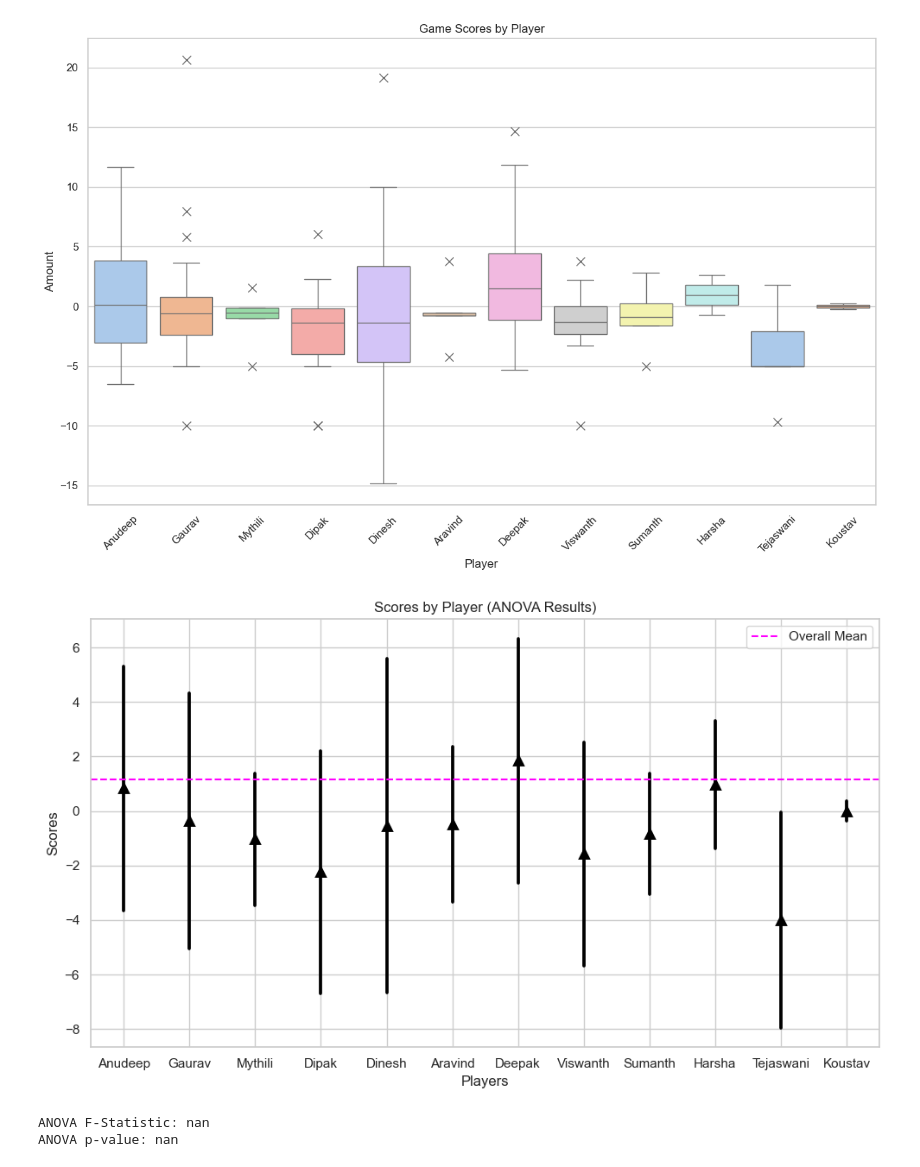
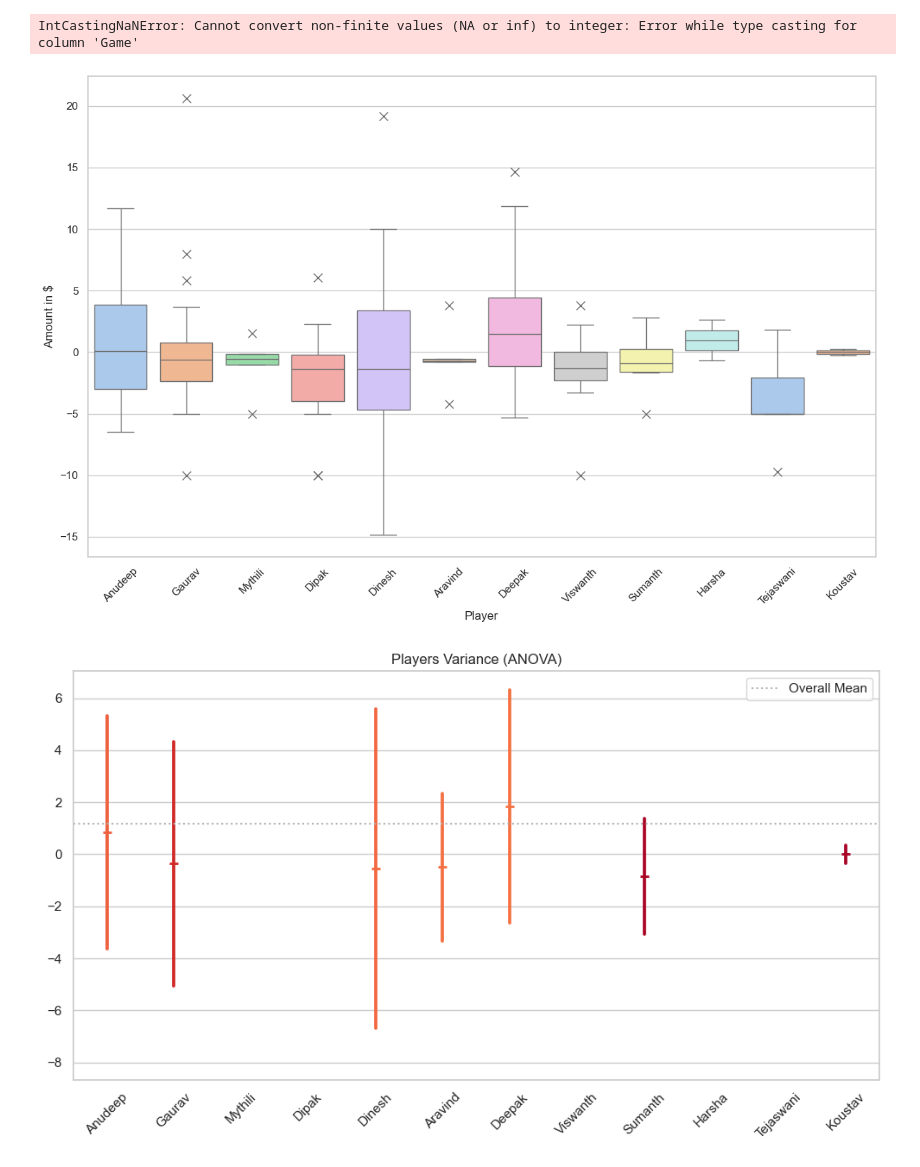
Before and after one commit to gvattiku/poker_app, a Jupyter notebook: notebooks/split_analysis.ipynb, the cells around one changed output. Saved outputs shown, nothing was run; the diff lists cells and outputs as text; code cells hidden in the pictures.

Commit message:
File Cleanup

```diff
--- a/notebooks/split_analysis.ipynb
+++ b/notebooks/split_analysis.ipynb
@@ -8,6 +10,6 @@ path = r'/Users/gauravvattikuti/Documents/VSCode/poker_app/data/poker-10427_2024
 # %%
-cols = ['Game', 'Anudeep', 'Gaurav', 'Mythili', 'Dipak', 'Dinesh', 'Aravind', 'Deepak', 'Viswanth', 'Sumanth', 'Harsha', 'Tejaswani', 'Koustav']
+# cols = ['Game', 'Anudeep', 'Gaurav', 'Mythili', 'Dipak', 'Dinesh', 'Aravind', 'Deepak', 'Viswanth', 'Sumanth', 'Harsha', 'Tejaswani', 'Koustav']
 
-df = pd.read_csv(path, header = 0, names = cols)
+df_raw = pd.read_csv(path, header = 0) #, names = cols)
 
-df.replace(0, np.nan, inplace = True)
+df_raw.replace(0, np.nan, inplace = True)
@@ -14,3 +30,8 @@ df.replace(0, np.nan, inplace = True)
+# %%
+df_clean = pd.DataFrame(df, columns=schema.keys()).astype(schema)
+df_clean
+# %% [output]
+IntCastingNaNError: Cannot convert non-finite values (NA or inf) to integer: Error while type casting for column 'Game'
 # %%
 df_long = df.melt(id_vars=['Game'], var_name='Player', value_name='Amount')
 
@@ -20,36 +41,44 @@ sns.boxplot(data=df_long, x='Player', y='Amount', hue = 'Player', palette='paste
 sns.set_style("whitegrid")
 
 plt.xticks(rotation=45)
-plt.title('Game Scores by Player')
-plt.ylabel('Amount')
-plt.xlabel('Player')
+# plt.title('Game Scores by Player')
+plt.ylabel('Amount in $')
+# plt.xlabel('Player')
 plt.tight_layout()
 plt.show()
 # %% [output]
-[figure, old version]
+[figure, new version]
 # %%
 # Drop rows with missing values
 df_cleaned = df
 
 # Perform ANOVA test
 f_statistic, p_value = stats.f_oneway(*[df_cleaned[player] for player in df_cleaned.columns if player != 'Game'])
 
+
+# Calculate mean of each player
+player_means = df_cleaned.drop(columns='Game').mean()
+
+# Calculate distance of each point from the mean
+distances_from_mean = df_cleaned.drop(columns='Game').apply(lambda x: abs(x - player_means[x.name]), axis=0)
+
+# Normalize distances to use as colors
+norm = Normalize(vmin=distances_from_mean.min().min(), vmax=distances_from_mean.max().max())
+colors = [plt.cm.RdYlGn(norm(distance)) for distance in distances_from_mean.values.flatten()]
+
+# colors = sns.color_palette("crest", len(df_cleaned.columns) - 1)
+
 # Plotting the ANOVA results
 plt.figure(figsize=(10, 6))
-sns.pointplot(data=df_cleaned.drop(columns='Game'), errorbar='sd', linestyle='None', markers='^', color='Black')
-plt.xlabel('Players')
-plt.ylabel('Scores')
-plt.title('Scores by Player (ANOVA Results)')
-plt.axhline(y=df_cleaned.mean().mean(), color='Magenta', linestyle='--', label='Overall Mean')
+sns.pointplot(data=df_cleaned.drop(columns='Game'), errorbar='sd', linestyle='None', markers='_', palette = colors)
+plt.xticks(rotation=45)
+# plt.xlabel('Players')
+# plt.ylabel('Scores')
+plt.title('Players Variance (ANOVA)')
+plt.axhline(y=df_cleaned.mean().mean(), color='.7', linestyle=':', label='Overall Mean')
 plt.legend()
-plt.grid(True)
+plt.grid(True, axis = 'y')
 plt.tight_layout()
 plt.show()
-
-# Print ANOVA results
-print("ANOVA F-Statistic:", f_statistic)
-print("ANOVA p-value:", p_value)
 # %% [output]
-[figure, old version]
+[figure, new version]
-ANOVA F-Statistic: nan
-ANOVA p-value: nan
```
Also changed, not shown: parts of 3 cells of this notebook, 9 other files.
